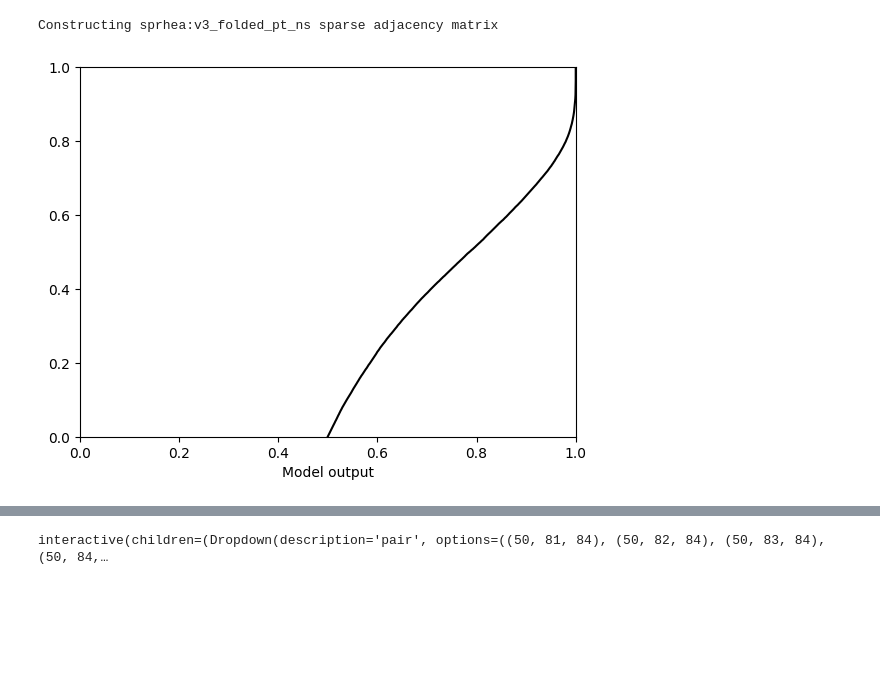
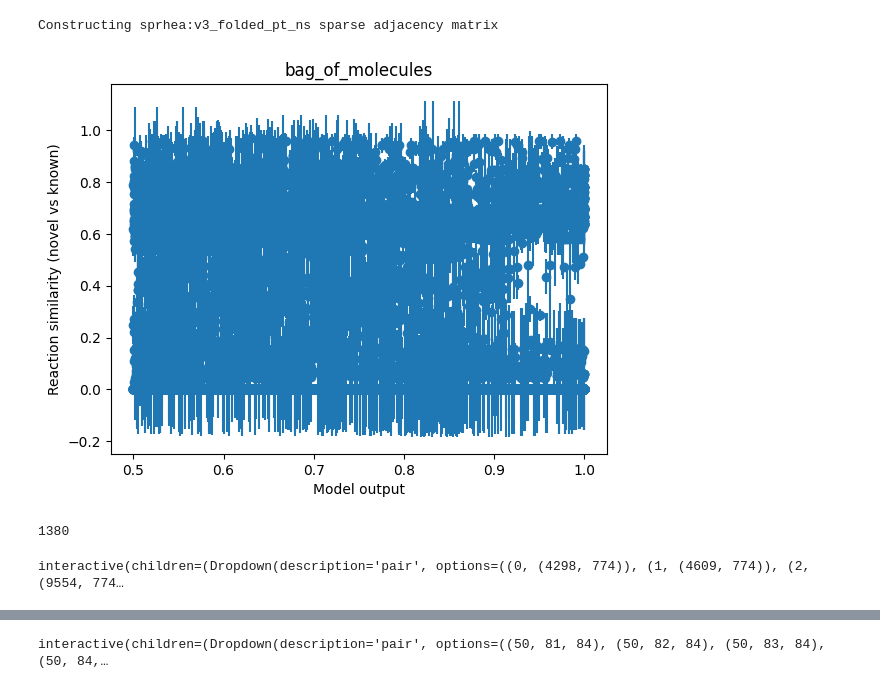
Before and after one commit to stefanpate/rcgnn, a Jupyter notebook: notebooks/protein_x_reaction_embed_sim_mat.ipynb, the cells around one changed output, grey strips where cells are left out. Drawn from its saved outputs; the diff is of its cells as text; code cells hidden in the pictures; blank space fills up the shorter version.

Commit message:
Error rate analysis and updated protein by reaction novel positives analysis

```diff
--- a/notebooks/protein_x_reaction_embed_sim_mat.ipynb
+++ b/notebooks/protein_x_reaction_embed_sim_mat.ipynb
@@ -70,15 +70,4 @@ most_diffs = diff[crossovers[:, 0], crossovers[:, 1]].reshape(-1,)
 crossover_ids = [(idx_sample[i], idx_feature[j]) for i, j in crossovers]
-# %%
-# Plot cdf of model outputs for these novel positives
-
-fig, ax = plt.subplots()
-plot_cdf(ax, most_diffs)
-ax.set_ylim(0, 1)
-ax.set_xlim(0, 1)
-ax.set_xlabel("Model output")
-plt.show()
-# %% [output]
-[figure, removed]
 # %%
 # Keys are adj mat idx of (prot, novel rxn, known rxns)
 novel_triples = defaultdict(lambda : defaultdict(lambda : defaultdict(float)))
@@ -93,3 +82,18 @@ for p, r in crossovers:
         novel_sims.append(s)
 
 srt_novel_pairs = sorted(novel_pair_sim_stats.keys(), key=lambda x : novel_pair_sim_stats[x][0], reverse=True)
+
+novel_p, novel_r = zip(*novel_pair_sim_stats.keys())
+novel_pair_scores = sim_mats[cross_sim][novel_p, novel_r]
+novel_pair_scores = dict(zip(novel_pair_sim_stats.keys(), novel_pair_scores))
+# %%
+x = novel_pair_scores.values()
+mu, sigma = zip(*novel_pair_sim_stats.values())
+fig, ax = plt.subplots()
+ax.errorbar(x, mu, sigma, fmt="o")
+ax.set_title(f"{cross_sim}")
+ax.set_ylabel("Reaction similarity (novel vs known)")
+ax.set_xlabel("Model output")
+plt.show()
+# %% [output]
+[figure, added]
@@ -96 +107,30 @@ srt_novel_pairs = sorted(novel_pair_sim_stats.keys(), key=lambda x : novel_pair_
+# %%
+len(most_credible)
+# %% [output]
+1380
+# %%
+srt_credible = [(i, s) for i, s in enumerate(sorted(most_credible, key= lambda x : most_credible[x]["score"], reverse=True))]
+credible_dropdown = widgets.Dropdown(options=srt_credible, value=srt_credible[0][1])
+
+@interact
+def display_most_credible(pair = credible_dropdown):
+    draw = lambda x : display(SVG(draw_reaction(krs[x]['smarts'], sub_img_size=(300, 200))))
+    p, r = pair
+    pid = idx_sample[p]
+    iid = idx_feature[r]
+    js = adj[p, :].nonzero()[1]
+    n_prots_per_rxn = np.array([len(adj[:, j].nonzero()[0]) for j in js])
+    mu_ppr, sig_ppr = n_prots_per_rxn.mean(), n_prots_per_rxn.std()
+    jids = [idx_feature[j] for j in js]
+    print(f"Protein ID: {pid}, # known reactions: {len(jids)}")
+
+    print(f"NOVEL: {iid}, Model output: {most_credible[pair]['score']:.2f}")
+    draw(iid)
+
+    print(f"KNOWN. Similarity: {most_credible[pair]['rsim'][0]:.2f} pm {most_credible[pair]['rsim'][1]:.2f}, # known enzymes: {mu_ppr:.2f} pm {sig_ppr:.2f}")
+    for jid in jids:
+        print(f"{jid}")
+        draw(jid)
+# %% [output]
+interactive(children=(Dropdown(description='pair', options=((0, (4298, 774)), (1, (4609, 774)), (2, (9554, 774…
 # %%
```
Also changed, not shown: parts of 6 cells of this notebook, 1 other file.
